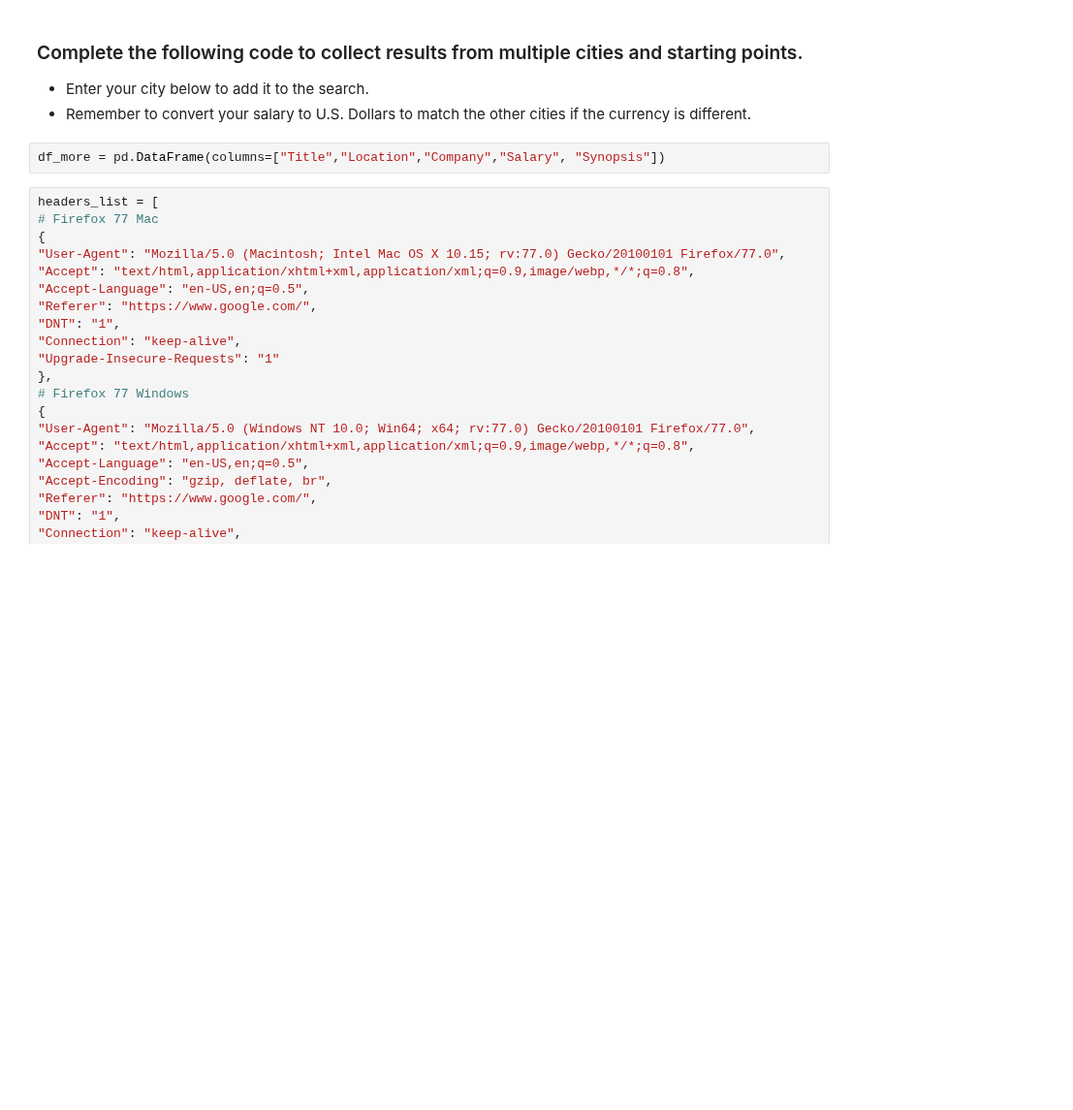
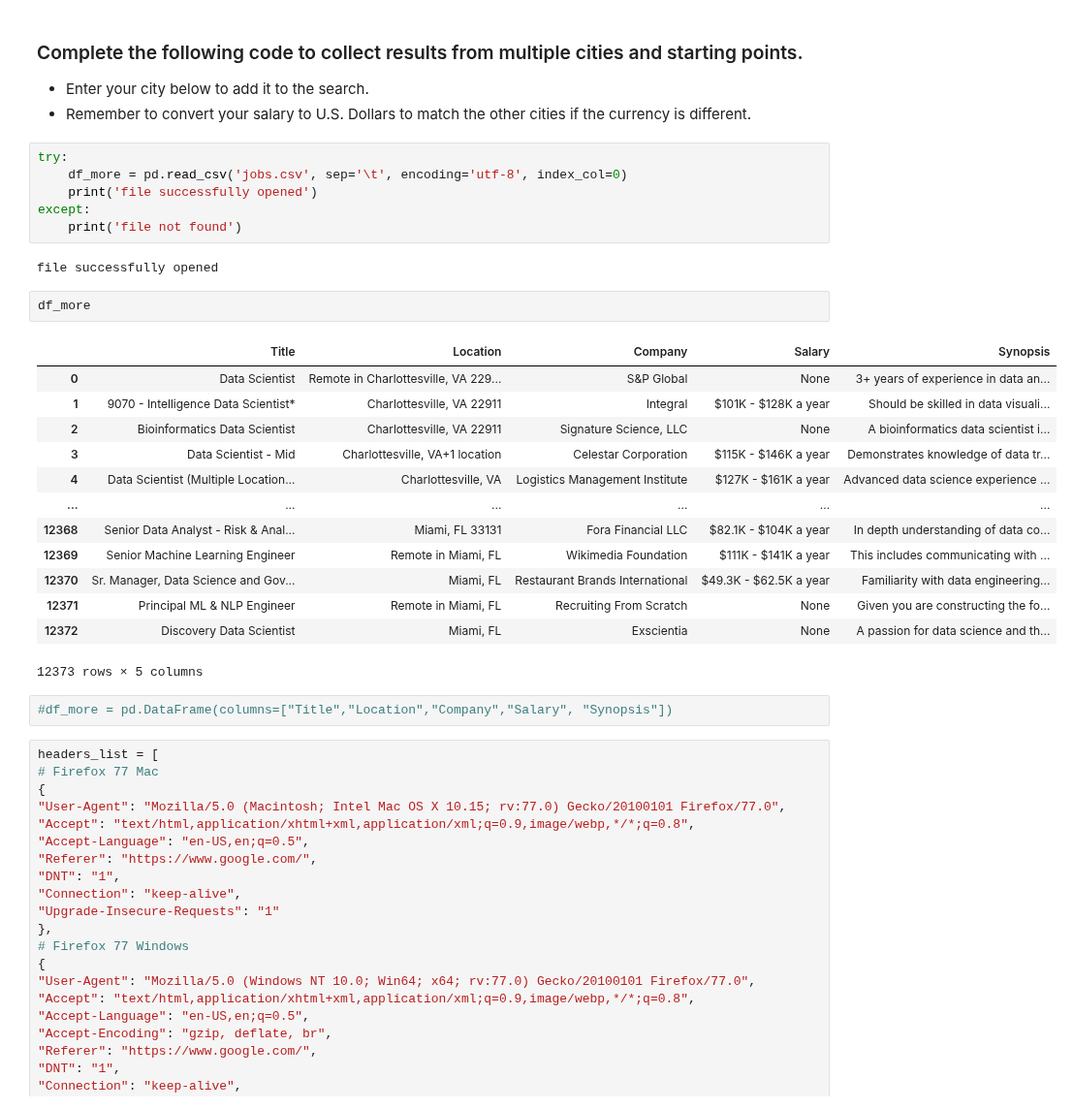
Before and after one commit to Chiuchiyin/Coding-fun, a Jupyter notebook: Web Scraping Job Postings/starter_code.ipynb, the cells around one changed output. Shown at 97% size. Drawn from its saved outputs; the diff is of its cells as text; blank space fills up the shorter version.

```diff
--- a/Web Scraping Job Postings/starter_code.ipynb
+++ b/Web Scraping Job Postings/starter_code.ipynb
@@ -233,8 +292,32 @@ There are two query parameters here we can alter to collect more results, the `l
 ### Complete the following code to collect results from multiple cities and starting points.
 - Enter your city below to add it to the search.
 - Remember to convert your salary to U.S. Dollars to match the other cities if the currency is different.
+# %%
+try:
+    df_more = pd.read_csv('jobs.csv', sep='\t', encoding='utf-8', index_col=0)
+    print('file successfully opened')
+except:
+    print('file not found')
+# %% [output]
+file successfully opened
+# %%
+df_more
+# %% [output]
+|  | Title | Location | Company | Salary | Synopsis |
+| 0 | Data Scientist | Remote in Charlottesville, VA 229... | S&P Global | None | 3+ years of experience in data an... |
+| 1 | 9070 - Intelligence Data Scientist* | Charlottesville, VA 22911 | Integral | $101K - $128K a year | Should be skilled in data visuali... |
+| 2 | Bioinformatics Data Scientist | Charlottesville, VA 22911 | Signature Science, LLC | None | A bioinformatics data scientist i... |
+| 3 | Data Scientist - Mid | Charlottesville, VA+1 location | Celestar Corporation | $115K - $146K a year | Demonstrates knowledge of data tr... |
+| 4 | Data Scientist (Multiple Location... | Charlottesville, VA | Logistics Management Institute | $127K - $161K a year | Advanced data science experience ... |
+| ... | ... | ... | ... | ... | ... |
+| 12368 | Senior Data Analyst - Risk & Anal... | Miami, FL 33131 | Fora Financial LLC | $82.1K - $104K a year | In depth understanding of data co... |
+| 12369 | Senior Machine Learning Engineer | Remote in Miami, FL | Wikimedia Foundation | $111K - $141K a year | This includes communicating with ... |
+| 12370 | Sr. Manager, Data Science and Gov... | Miami, FL | Restaurant Brands International | $49.3K - $62.5K a year | Familiarity with data engineering... |
+| 12371 | Principal ML & NLP Engineer | Remote in Miami, FL | Recruiting From Scratch | None | Given you are constructing the fo... |
+| 12372 | Discovery Data Scientist | Miami, FL | Exscientia | None | A passion for data science and th... |
+12373 rows × 5 columns
 # %%
-df_more = pd.DataFrame(columns=["Title","Location","Company","Salary", "Synopsis"])
+#df_more = pd.DataFrame(columns=["Title","Location","Company","Salary", "Synopsis"])
 # %%
 headers_list = [
 # Firefox 77 Mac
```
Also changed, not shown: parts of 12 cells of this notebook, 1 other file.
